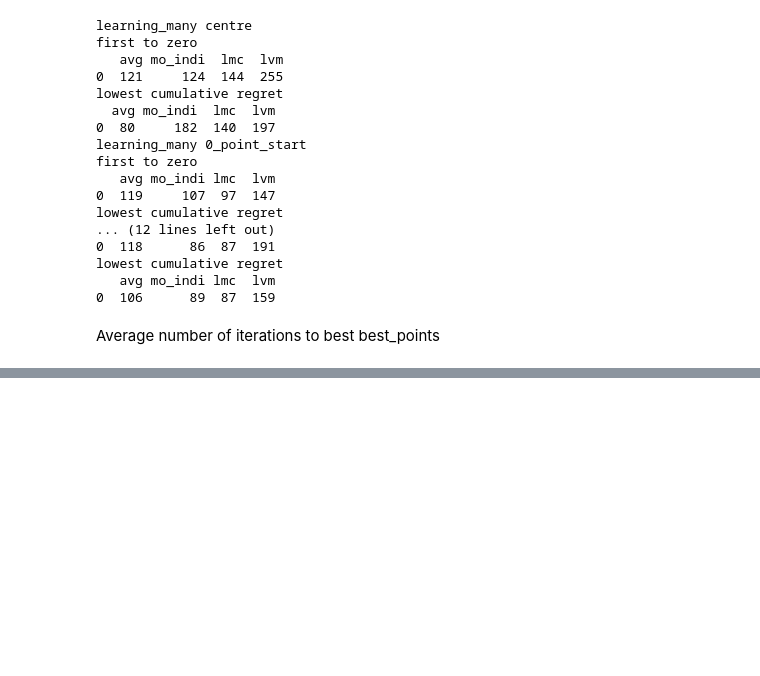
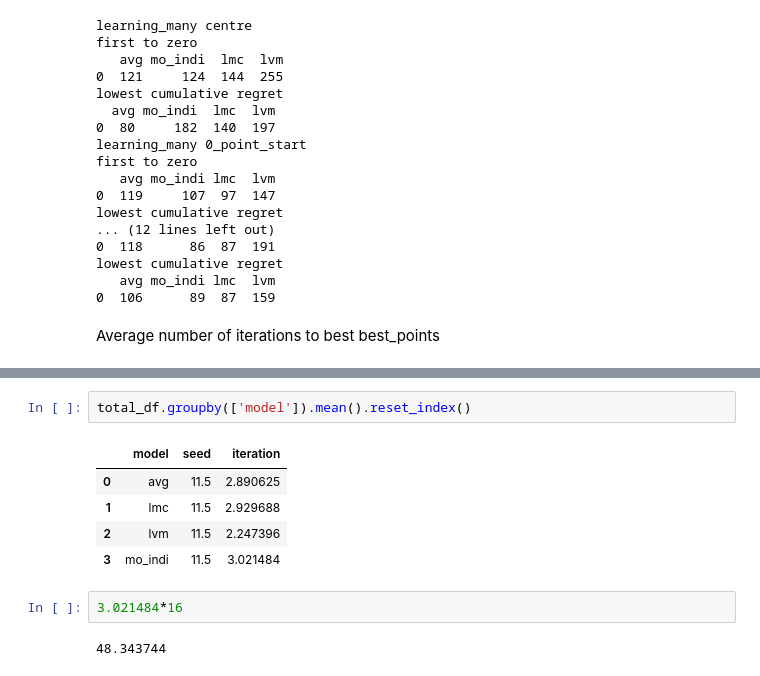
Before and after one commit to RSedgwick/TL_DOE_4_DNA, a Jupyter notebook: analysis/unpenalized_retrospective_bayesian_optimisation_results.ipynb, the cells around one changed output, grey strips where cells are left out. Saved outputs shown, nothing was run; the diff lists cells and outputs as text; blank space fills up the shorter version.

```diff
--- a/analysis/unpenalized_retrospective_bayesian_optimisation_results.ipynb
+++ b/analysis/unpenalized_retrospective_bayesian_optimisation_results.ipynb
@@ -417,0 +450,12 @@ dtype: float64
+# %%
+total_df.groupby(['model']).mean().reset_index()
+# %% [output]
+|  | model | seed | iteration |
+| 0 | avg | 11.5 | 2.890625 |
+| 1 | lmc | 11.5 | 2.929688 |
+| 2 | lvm | 11.5 | 2.247396 |
+| 3 | mo_indi | 11.5 | 3.021484 |
+# %%
+3.021484*16
+# %% [output]
+48.343744
```
Also changed, not shown: parts of 18 cells of this notebook, 1 other file.
